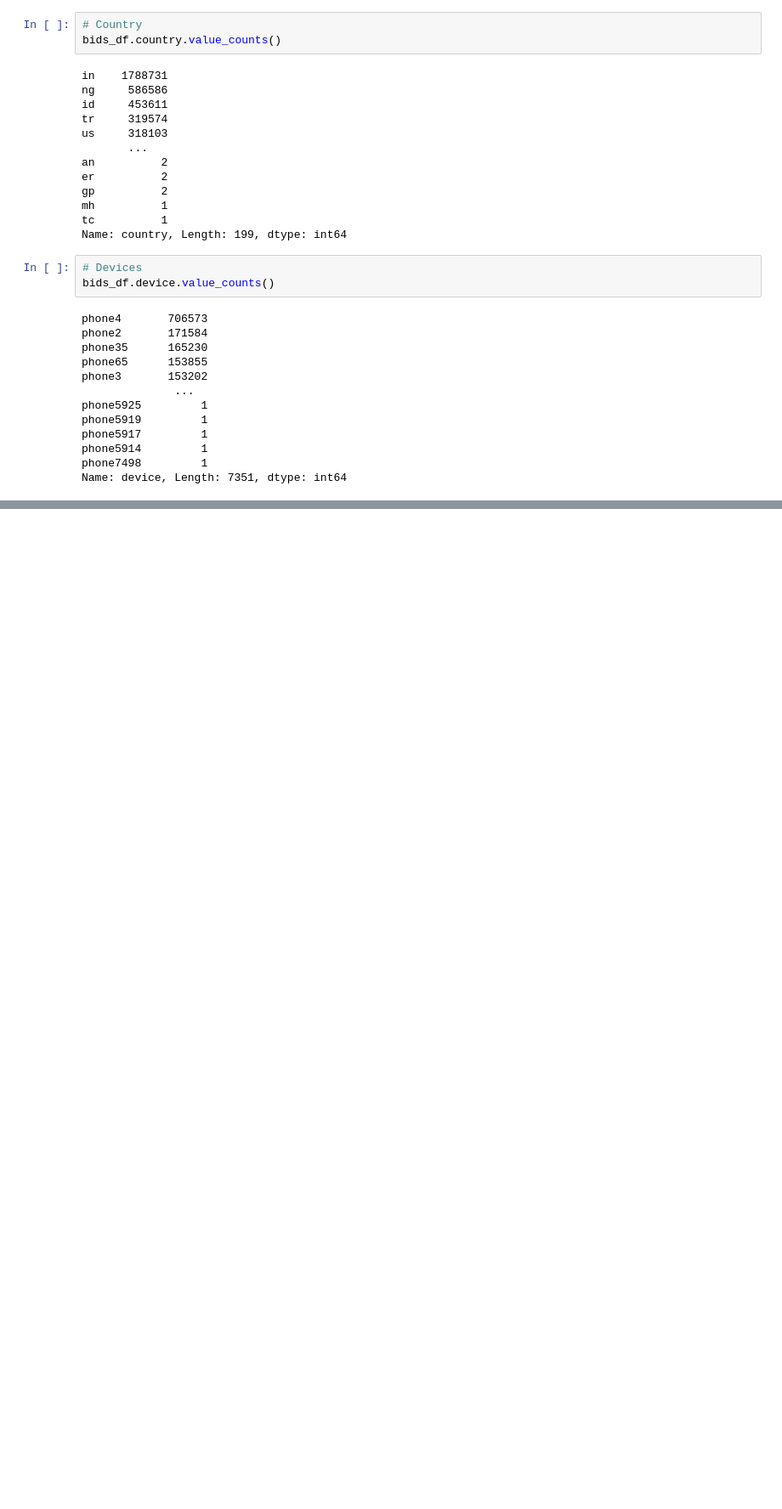
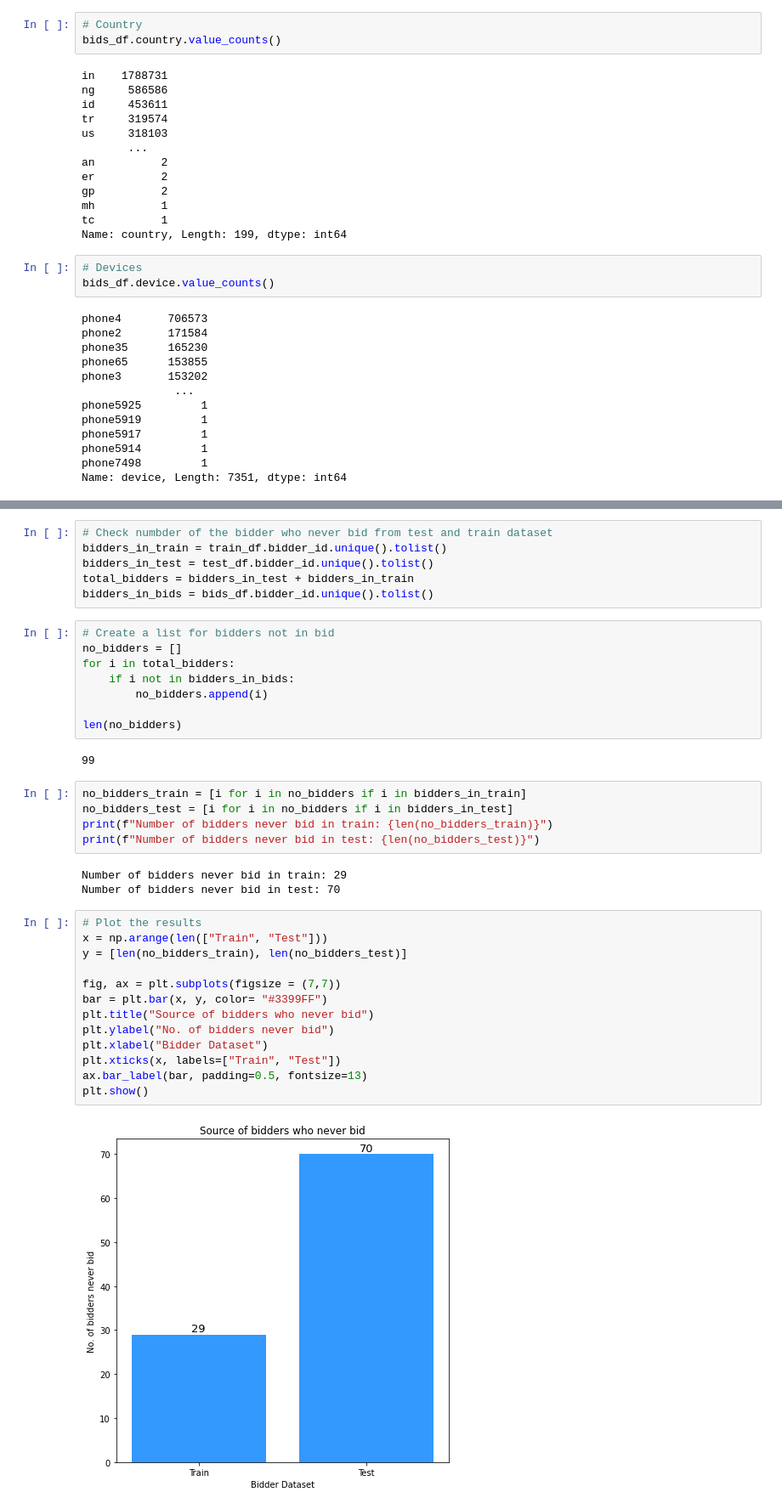
Before and after one commit to Marwan-Takrouri/Human-or-Robot-Facebook-Kaggle, a Jupyter notebook: Explore_the_data.ipynb, the cells around one changed output, grey strips where cells are left out. Shown: that part at 85% size. Cells and saved outputs as stored; diff of their text form; blank space fills up the shorter version.

```diff
--- a/Explore_the_data.ipynb
+++ b/Explore_the_data.ipynb
@@ -205,0 +245,39 @@ Name: device, Length: 7351, dtype: int64
+# %%
+# Check numbder of the bidder who never bid from test and train dataset
+bidders_in_train = train_df.bidder_id.unique().tolist()
+bidders_in_test = test_df.bidder_id.unique().tolist()
+total_bidders = bidders_in_test + bidders_in_train
+bidders_in_bids = bids_df.bidder_id.unique().tolist()
+# %%
+# Create a list for bidders not in bid
+no_bidders = []
+for i in total_bidders:
+    if i not in bidders_in_bids:
+        no_bidders.append(i)
+
+len(no_bidders)
+# %% [output]
+99
+# %%
+no_bidders_train = [i for i in no_bidders if i in bidders_in_train]
+no_bidders_test = [i for i in no_bidders if i in bidders_in_test]
+print(f"Number of bidders never bid in train: {len(no_bidders_train)}")
+print(f"Number of bidders never bid in test: {len(no_bidders_test)}")
+# %% [output]
+Number of bidders never bid in train: 29
+Number of bidders never bid in test: 70
+# %%
+# Plot the results
+x = np.arange(len(["Train", "Test"]))
+y = [len(no_bidders_train), len(no_bidders_test)]
+
+fig, ax = plt.subplots(figsize = (7,7))
+bar = plt.bar(x, y, color= "#3399FF")
+plt.title("Source of bidders who never bid")
+plt.ylabel("No. of bidders never bid")
+plt.xlabel("Bidder Dataset")
+plt.xticks(x, labels=["Train", "Test"])
+ax.bar_label(bar, padding=0.5, fontsize=13)
+plt.show()
+# %% [output]
+[figure, added]
```
Also changed, not shown: parts of 9 cells of this notebook, 2 other files.
